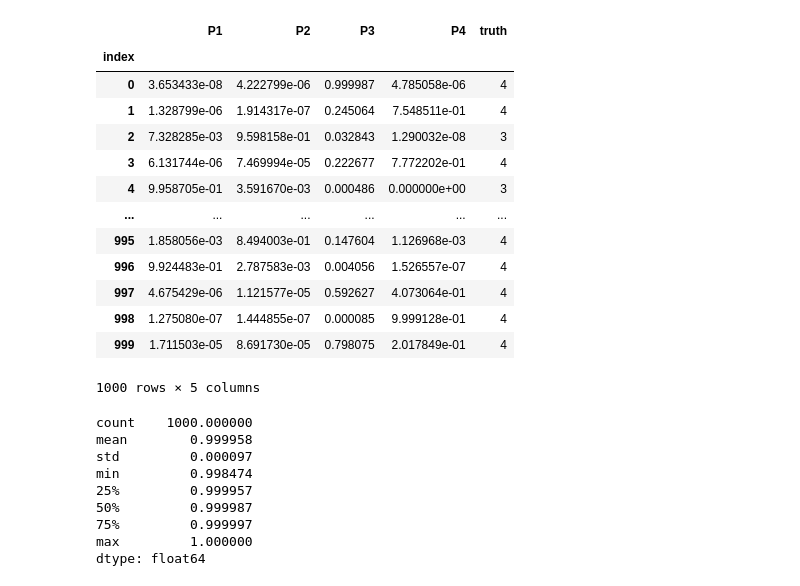
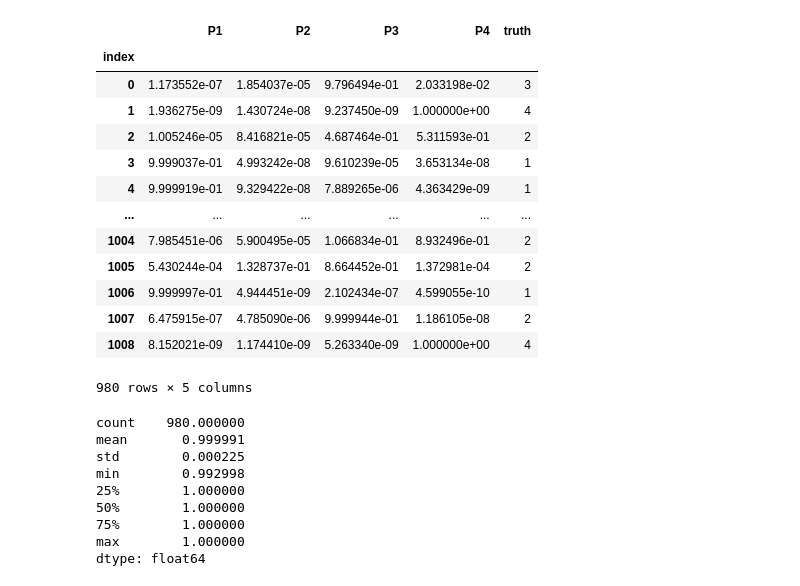
Before and after one commit to uchicago-dsi/good-food-purchasing-nova-classification, a Jupyter notebook: notebooks/openai-fine-tuning-plots.ipynb, the cells around one changed output. Drawn from its saved outputs; the diff is of its cells as text; code cells hidden in the pictures.

```diff
--- a/notebooks/openai-fine-tuning-plots.ipynb
+++ b/notebooks/openai-fine-tuning-plots.ipynb
@@ -7,37 +7,37 @@ import pandas as pd
 import matplotlib.pyplot as plt
 # %%
 results = []
-for filename in glob.glob(os.path.expanduser("~/dsi/good-food-purchasing-nova-classification/test-results/gpt-4.1-nano/*.csv")):
+for filename in glob.glob(os.path.expanduser("~/dsi/good-food-purchasing-nova-classification/test-results/try1/finetune/*.csv")):
     results.append(pd.read_csv(filename, header=None, names=["index", "P1", "P2", "P3", "P4", "truth"]))
 
 results = pd.concat(results).set_index("index").sort_index()
 results
 # %% [output]
 |  | P1 | P2 | P3 | P4 | truth |
 | index |  |  |  |  |  |
-| 0 | 3.653433e-08 | 4.222799e-06 | 0.999987 | 4.785058e-06 | 4 |
-| 1 | 1.328799e-06 | 1.914317e-07 | 0.245064 | 7.548511e-01 | 4 |
-| 2 | 7.328285e-03 | 9.598158e-01 | 0.032843 | 1.290032e-08 | 3 |
-| 3 | 6.131744e-06 | 7.469994e-05 | 0.222677 | 7.772202e-01 | 4 |
-| 4 | 9.958705e-01 | 3.591670e-03 | 0.000486 | 0.000000e+00 | 3 |
+| 0 | 1.173552e-07 | 1.854037e-05 | 9.796494e-01 | 2.033198e-02 | 3 |
+| 1 | 1.936275e-09 | 1.430724e-08 | 9.237450e-09 | 1.000000e+00 | 4 |
+| 2 | 1.005246e-05 | 8.416821e-05 | 4.687464e-01 | 5.311593e-01 | 2 |
+| 3 | 9.999037e-01 | 4.993242e-08 | 9.610239e-05 | 3.653134e-08 | 1 |
+| 4 | 9.999919e-01 | 9.329422e-08 | 7.889265e-06 | 4.363429e-09 | 1 |
 | ... | ... | ... | ... | ... | ... |
-| 995 | 1.858056e-03 | 8.494003e-01 | 0.147604 | 1.126968e-03 | 4 |
-| 996 | 9.924483e-01 | 2.787583e-03 | 0.004056 | 1.526557e-07 | 4 |
-| 997 | 4.675429e-06 | 1.121577e-05 | 0.592627 | 4.073064e-01 | 4 |
-| 998 | 1.275080e-07 | 1.444855e-07 | 0.000085 | 9.999128e-01 | 4 |
-| 999 | 1.711503e-05 | 8.691730e-05 | 0.798075 | 2.017849e-01 | 4 |
+| 1004 | 7.985451e-06 | 5.900495e-05 | 1.066834e-01 | 8.932496e-01 | 2 |
+| 1005 | 5.430244e-04 | 1.328737e-01 | 8.664452e-01 | 1.372981e-04 | 2 |
+| 1006 | 9.999997e-01 | 4.944451e-09 | 2.102434e-07 | 4.599055e-10 | 1 |
+| 1007 | 6.475915e-07 | 4.785090e-06 | 9.999944e-01 | 1.186105e-08 | 2 |
+| 1008 | 8.152021e-09 | 1.174410e-09 | 5.263340e-09 | 1.000000e+00 | 4 |
-1000 rows × 5 columns
+980 rows × 5 columns
 # %%
 results[["P1", "P2", "P3", "P4"]].sum(axis=1).describe()
 # %% [output]
-count    1000.000000
-mean        0.999958
-std         0.000097
-min         0.998474
-25%         0.999957
-50%         0.999987
-75%         0.999997
-max         1.000000
+count    980.000000
+mean       0.999991
+std        0.000225
+min        0.992998
+25%        1.000000
+50%        1.000000
+75%        1.000000
+max        1.000000
 dtype: float64
 # %%
 fig, ((ax1, ax2), (ax3, ax4)) = plt.subplots(2, 2, figsize=(8, 8))
```
Also changed, not shown: parts of 1 cell of this notebook, 1 other file.
